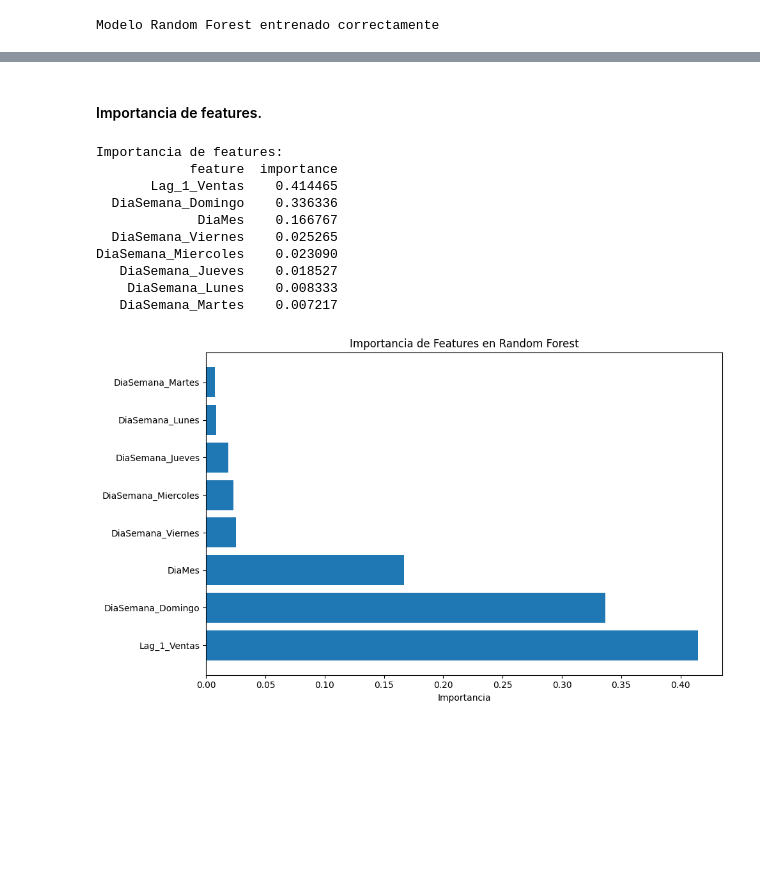
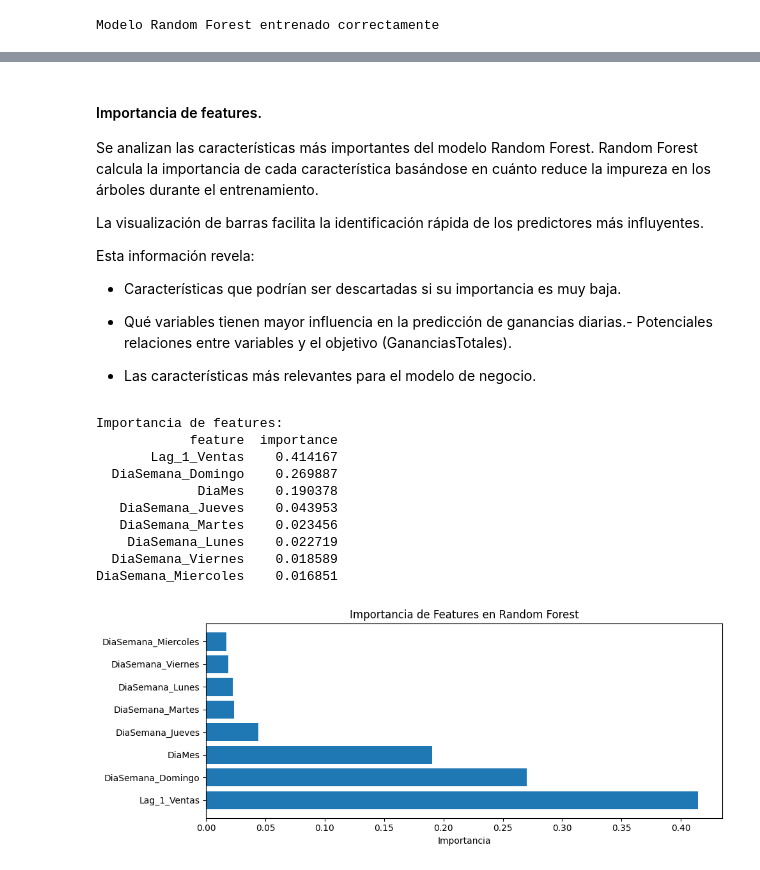
Before and after one commit to saulbasc/Regresion_y_Clustering_E-Commerce, a Jupyter notebook: src/modelos_regresion/modelo_random_forest.ipynb, the cells around one changed output, grey strips where cells are left out. Drawn from its saved outputs; the diff is of its cells as text; code cells hidden in the pictures; blank space fills up the shorter version.

```diff
--- a/src/modelos_regresion/modelo_random_forest.ipynb
+++ b/src/modelos_regresion/modelo_random_forest.ipynb
@@ -68,7 +109,7 @@ model = RandomForestRegressor(
   n_estimators=100,
   max_depth=10,
   min_samples_split=5,
-  min_samples_leaf=2,
+  max_features='log2',
   random_state=42,
   n_jobs=-1
 )
@@ -116,33 +173,44 @@ TEST:
 # %% [markdown]
 #### Importancia de features.
+
+Se analizan las características más importantes del modelo Random Forest. Random Forest calcula la importancia de cada característica basándose en cuánto reduce la impureza en los árboles durante el entrenamiento.
+
+La visualización de barras facilita la identificación rápida de los predictores más influyentes.
+
+Esta información revela:
+
+- Características que podrían ser descartadas si su importancia es muy baja.
+
+- Qué variables tienen mayor influencia en la predicción de ganancias diarias.- Potenciales relaciones entre variables y el objetivo (GananciasTotales).
+- Las características más relevantes para el modelo de negocio.
 # %%
 importances = model.feature_importances_
 feature_importance_df = pd.DataFrame({
   'feature': X_train.columns,
   'importance': importances
 }).sort_values('importance', ascending=False)
 
 print("\nImportancia de features:")
 print(feature_importance_df.to_string(index=False))
 
-plt.figure(figsize=(10, 6))
+plt.figure(figsize=(10, 4))
 plt.barh(feature_importance_df['feature'], feature_importance_df['importance'])
 plt.xlabel('Importancia')
 plt.title('Importancia de Features en Random Forest')
 plt.tight_layout()
 plt.show()
 # %% [output]
 Importancia de features:
             feature  importance
-       Lag_1_Ventas    0.414465
-  DiaSemana_Domingo    0.336336
-             DiaMes    0.166767
-  DiaSemana_Viernes    0.025265
-DiaSemana_Miercoles    0.023090
-   DiaSemana_Jueves    0.018527
-    DiaSemana_Lunes    0.008333
-   DiaSemana_Martes    0.007217
+       Lag_1_Ventas    0.414167
+  DiaSemana_Domingo    0.269887
+             DiaMes    0.190378
+   DiaSemana_Jueves    0.043953
+   DiaSemana_Martes    0.023456
+    DiaSemana_Lunes    0.022719
+  DiaSemana_Viernes    0.018589
+DiaSemana_Miercoles    0.016851
-[figure, old version]
+[figure, new version]
 # %% [markdown]
 #### Visualización de predicciones vs realidad.
 
```
Also changed, not shown: parts of 10 cells of this notebook, 8 other files.
